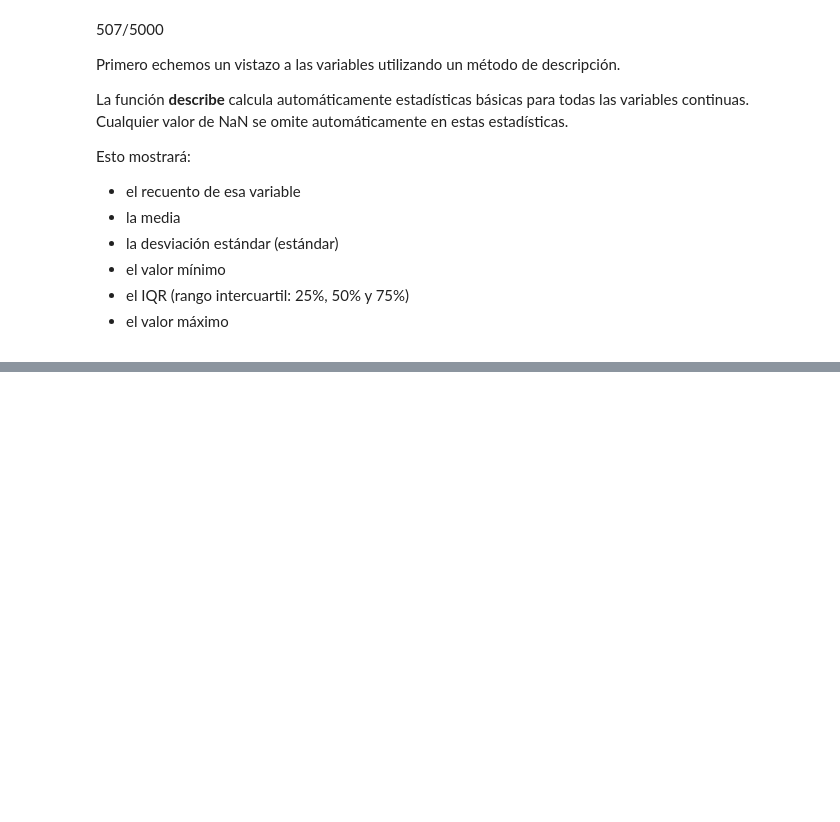
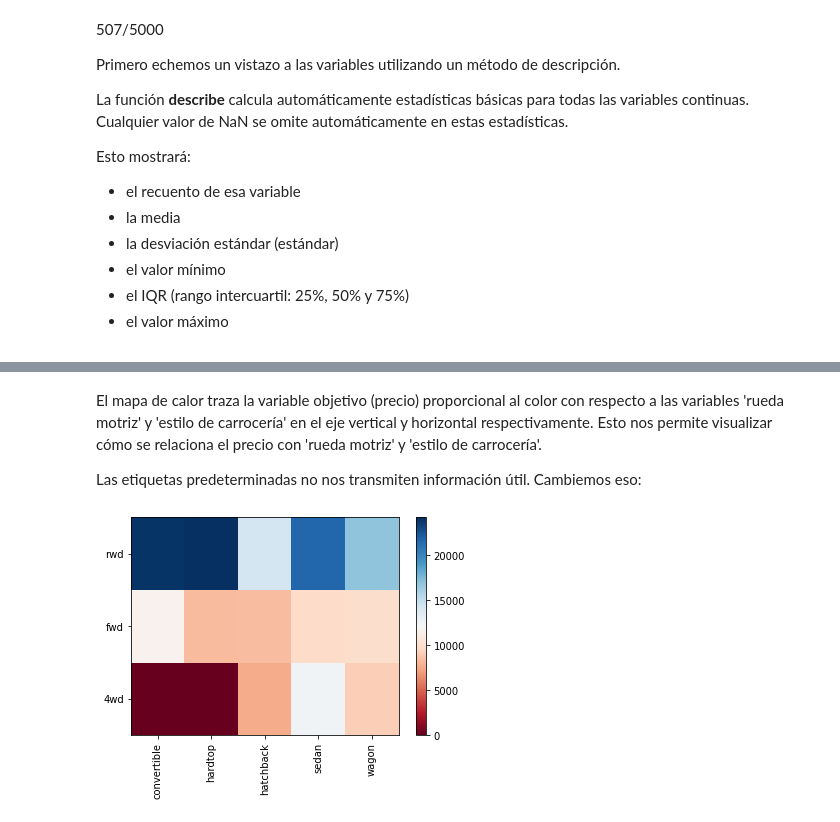
Before and after one commit to arbarr20/edx-jupyter, a Jupyter notebook: curso-edx-ciencia-datos/modulo3.ipynb, the cells around one changed output, grey strips where cells are left out. Drawn from its saved outputs; the diff is of its cells as text; code cells hidden in the pictures; blank space fills up the shorter version.

```diff
--- a/curso-edx-ciencia-datos/modulo3.ipynb
+++ b/curso-edx-ciencia-datos/modulo3.ipynb
@@ -153,0 +323,27 @@ Esto mostrará:
+# %% [markdown]
+<p> El mapa de calor traza la variable objetivo (precio) proporcional al color con respecto a las variables 'rueda motriz' y 'estilo de carrocería' en el eje vertical y horizontal respectivamente. Esto nos permite visualizar cómo se relaciona el precio con 'rueda motriz' y 'estilo de carrocería'. </p>
+
+<p> Las etiquetas predeterminadas no nos transmiten información útil. Cambiemos eso: </p>
+# %%
+fig, ax = plt.subplots()
+im = ax.pcolor(grouped_pivot, cmap='RdBu')
+
+#label names
+row_labels = grouped_pivot.columns.levels[1]
+col_labels = grouped_pivot.index
+
+#move ticks and labels to the center
+ax.set_xticks(np.arange(grouped_pivot.shape[1]) + 0.5, minor=False)
+ax.set_yticks(np.arange(grouped_pivot.shape[0]) + 0.5, minor=False)
+
+#insert labels
+ax.set_xticklabels(row_labels, minor=False)
+ax.set_yticklabels(col_labels, minor=False)
+
+#rotate label if too long
+plt.xticks(rotation=90)
+
+fig.colorbar(im)
+plt.show()
+# %% [output]
+[figure, added]
```
Also changed, not shown: parts of 31 cells of this notebook.
